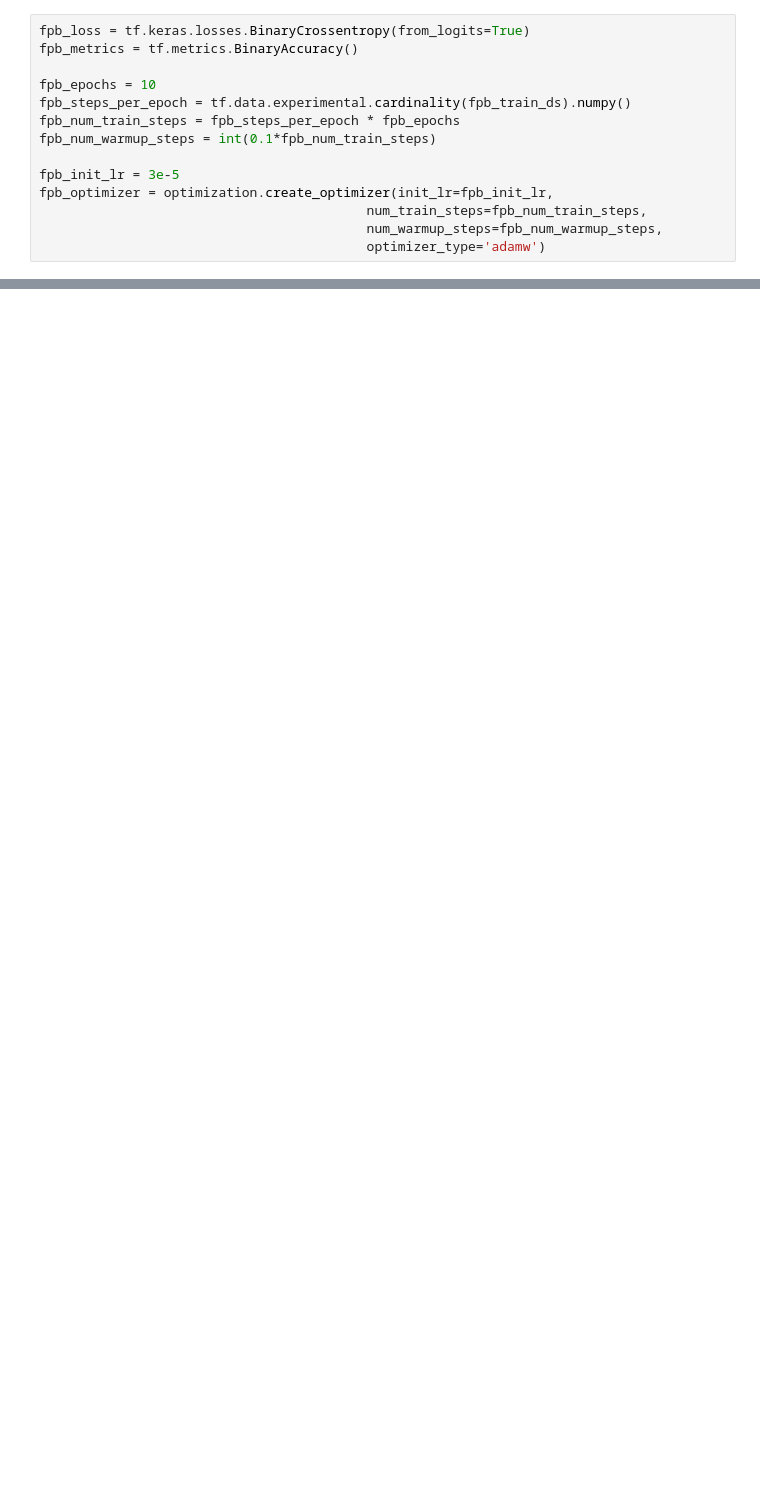
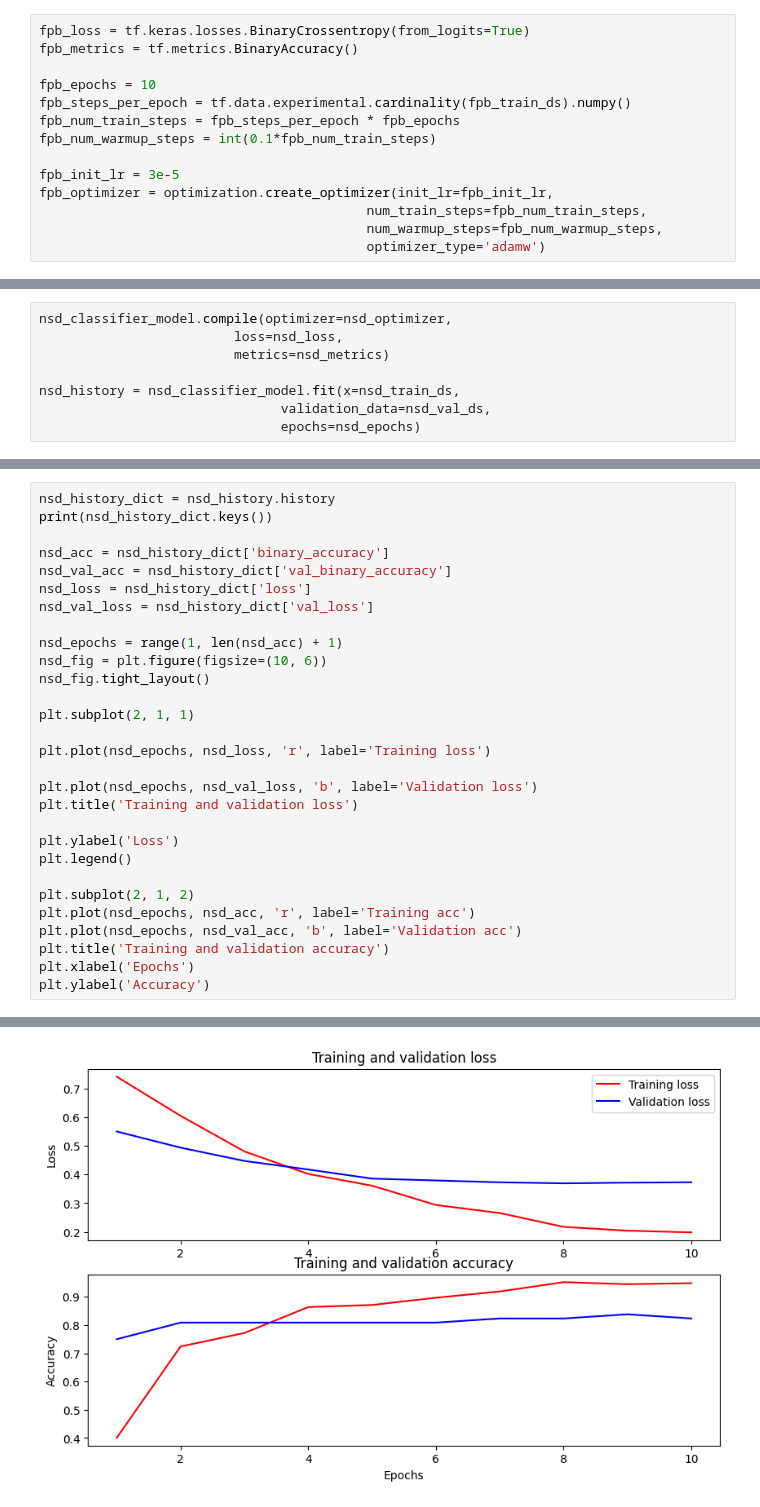
Before and after one commit to Anikate-De/dailysunshine-nlp, a Jupyter notebook: Daily Sunshine App NLP Model.ipynb, the cells around one changed output, grey strips where cells are left out. Cells and saved outputs as stored; diff of their text form; blank space fills up the shorter version.

```diff
--- a/Daily Sunshine App NLP Model.ipynb
+++ b/Daily Sunshine App NLP Model.ipynb
@@ -746,0 +1139,8 @@ overall_df
+# %%
+nsd_classifier_model.compile(optimizer=nsd_optimizer,
+                         loss=nsd_loss,
+                         metrics=nsd_metrics)
+
+nsd_history = nsd_classifier_model.fit(x=nsd_train_ds,
+                               validation_data=nsd_val_ds,
+                               epochs=nsd_epochs)
@@ -746,0 +1170,30 @@ overall_df
+# %%
+nsd_history_dict = nsd_history.history
+print(nsd_history_dict.keys())
+
+nsd_acc = nsd_history_dict['binary_accuracy']
+nsd_val_acc = nsd_history_dict['val_binary_accuracy']
+nsd_loss = nsd_history_dict['loss']
+nsd_val_loss = nsd_history_dict['val_loss']
+
+nsd_epochs = range(1, len(nsd_acc) + 1)
+nsd_fig = plt.figure(figsize=(10, 6))
+nsd_fig.tight_layout()
+
+plt.subplot(2, 1, 1)
+
+plt.plot(nsd_epochs, nsd_loss, 'r', label='Training loss')
+
+plt.plot(nsd_epochs, nsd_val_loss, 'b', label='Validation loss')
+plt.title('Training and validation loss')
+
+plt.ylabel('Loss')
+plt.legend()
+
+plt.subplot(2, 1, 2)
+plt.plot(nsd_epochs, nsd_acc, 'r', label='Training acc')
+plt.plot(nsd_epochs, nsd_val_acc, 'b', label='Validation acc')
+plt.title('Training and validation accuracy')
+plt.xlabel('Epochs')
+plt.ylabel('Accuracy')
+# %% [output]
@@ -746,0 +1202 @@ overall_df
+[figure, added]
```
Also changed, not shown: parts of 63 cells of this notebook.
